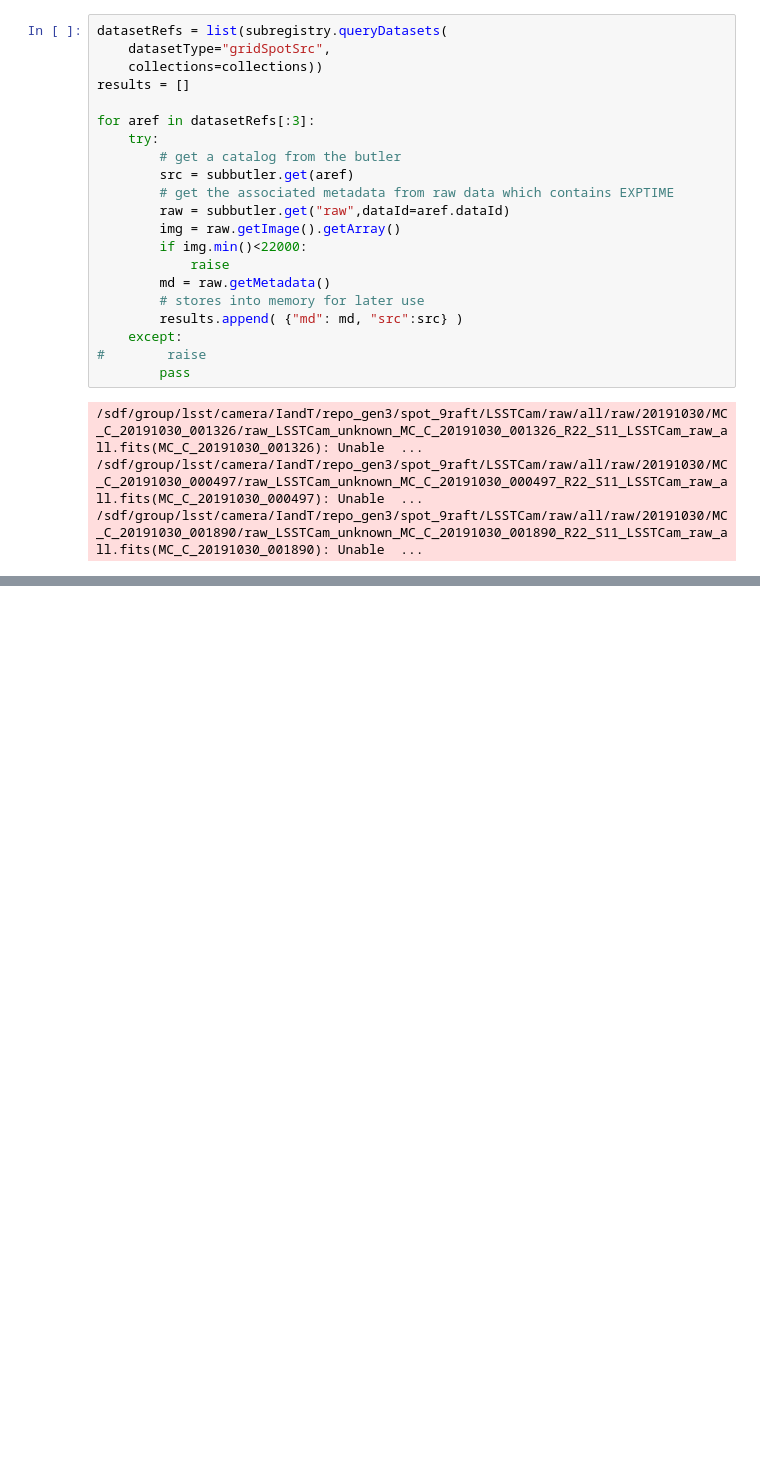
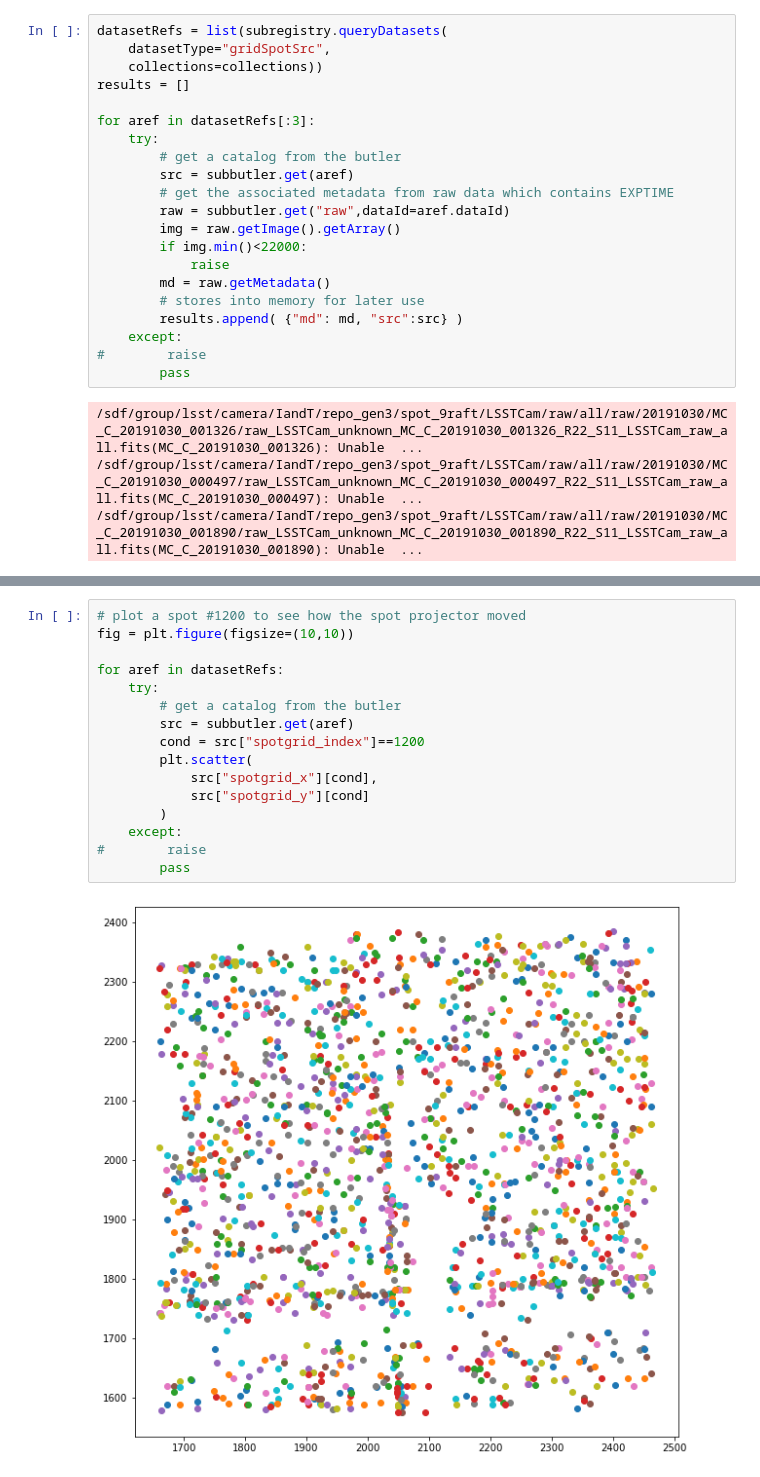
Before and after one commit to youtsumi/ButlerGen3Work, a Jupyter notebook: 9raftQuickLook.ipynb, the cells around one changed output, grey strips where cells are left out. Drawn from its saved outputs; the diff is of its cells as text; blank space fills up the shorter version.

Commit message:
Add a plot of the 1200 spot for the whole run

```diff
--- a/9raftQuickLook.ipynb
+++ b/9raftQuickLook.ipynb
@@ -190,0 +195,18 @@ plt.colorbar(label="spotgrid_index")
+# %%
+# plot a spot #1200 to see how the spot projector moved
+fig = plt.figure(figsize=(10,10))
+
+for aref in datasetRefs:
+    try:
+        # get a catalog from the butler
+        src = subbutler.get(aref)
+        cond = src["spotgrid_index"]==1200
+        plt.scatter(
+            src["spotgrid_x"][cond],
+            src["spotgrid_y"][cond]
+        )
+    except:
+#        raise
+        pass
+# %% [output]
+[figure, added]
```
Also changed, not shown: parts of 2 cells of this notebook.
